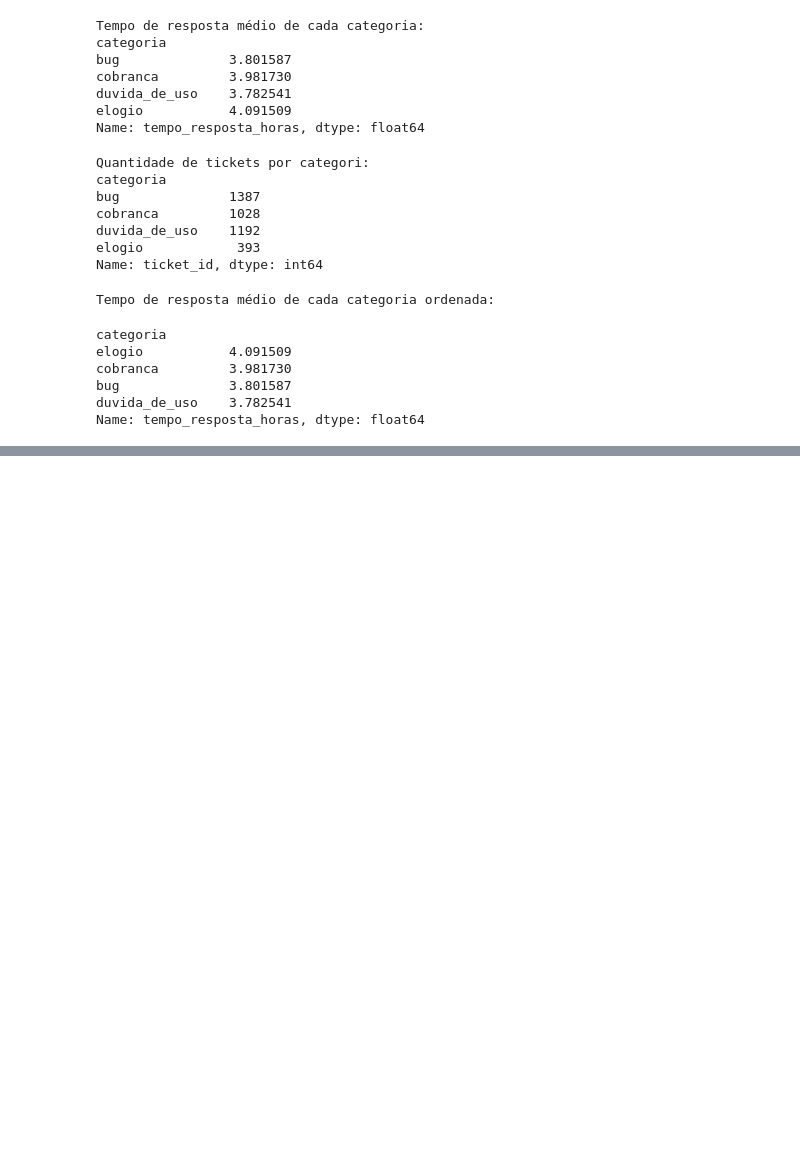
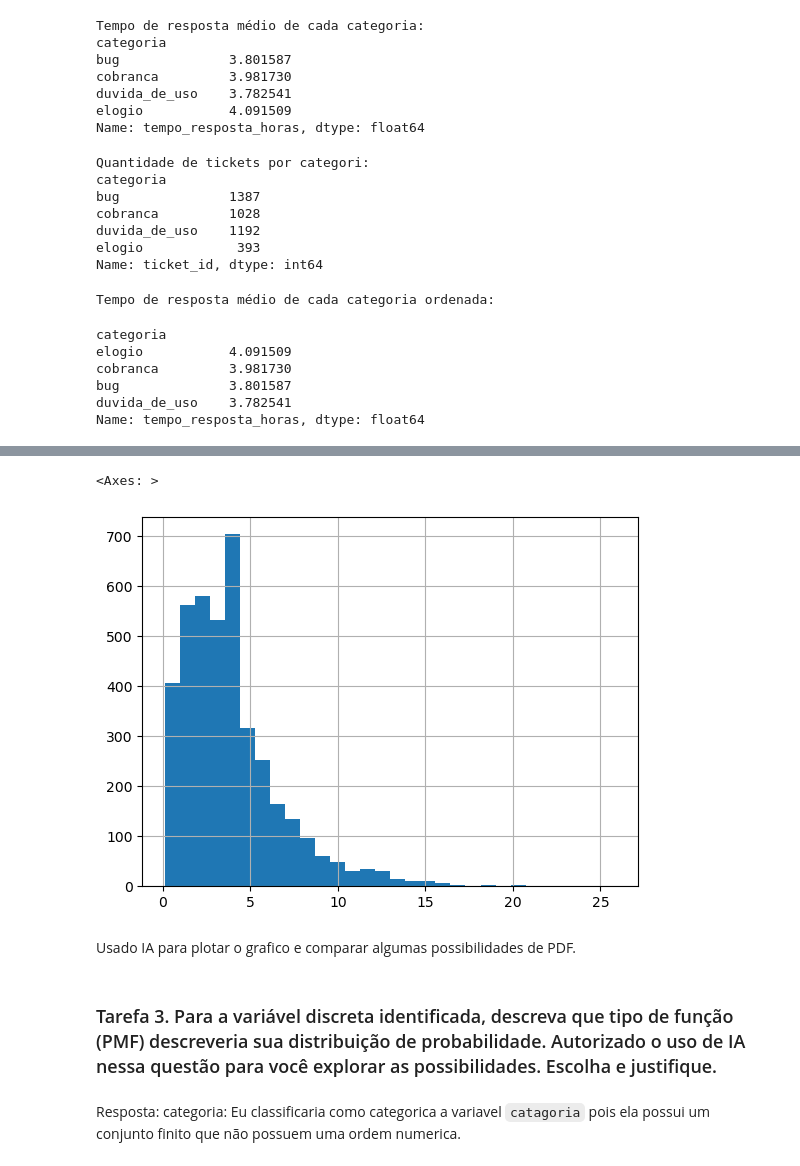
Before and after one commit to kick250/estatistica_aplicada, a Jupyter notebook: local/tp2.ipynb, the cells around one changed output, grey strips where cells are left out. Saved outputs shown, nothing was run; the diff lists cells and outputs as text; code cells hidden in the pictures; blank space fills up the shorter version.

```diff
--- a/local/tp2.ipynb
+++ b/local/tp2.ipynb
@@ -447,0 +543,12 @@ hello
+# %%
+support_tickets_df["tempo_resposta_horas"].hist(bins=30)
+# %% [output]
+<Axes: >
+[figure, added]
+# %% [markdown]
+Usado IA para plotar o grafico e comparar algumas possibilidades de PDF.
+# %% [markdown]
+### Tarefa 3. Para a variável discreta identificada, descreva que tipo de função (PMF) descreveria sua distribuição de probabilidade. Autorizado o uso de IA nessa questão para você explorar as possibilidades. Escolha e justifique.
+# %% [markdown]
+Resposta:
+categoria: Eu classificaria como categorica a variavel `catagoria` pois ela possui um conjunto finito que não possuem uma ordem numerica.
```
Also changed, not shown: parts of 77 cells of this notebook.
